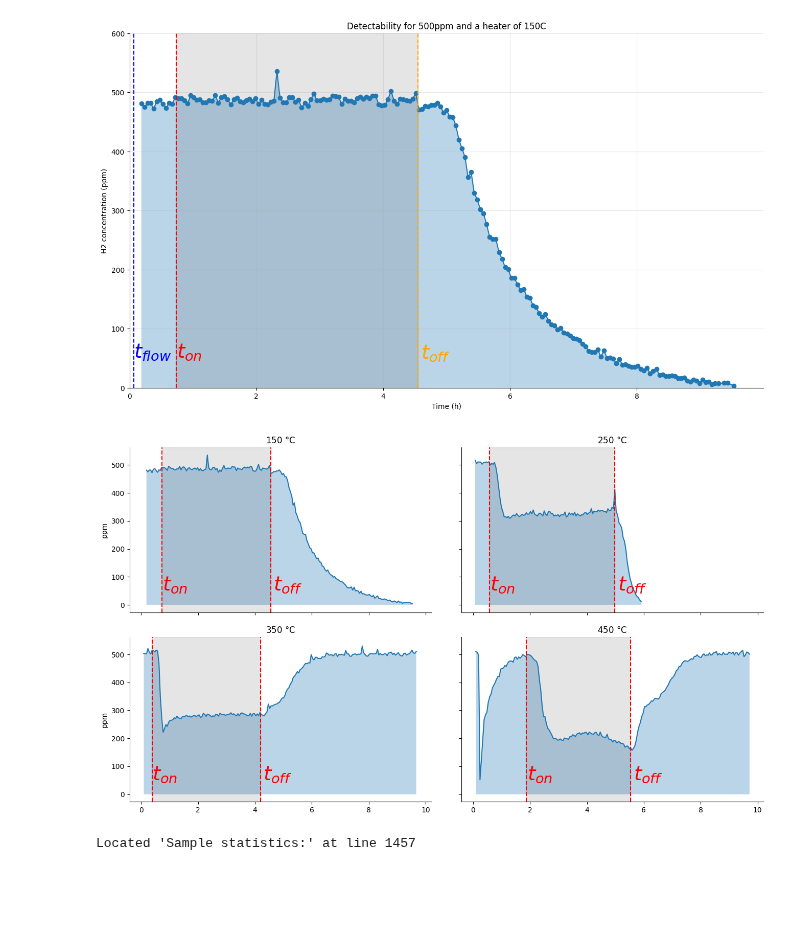
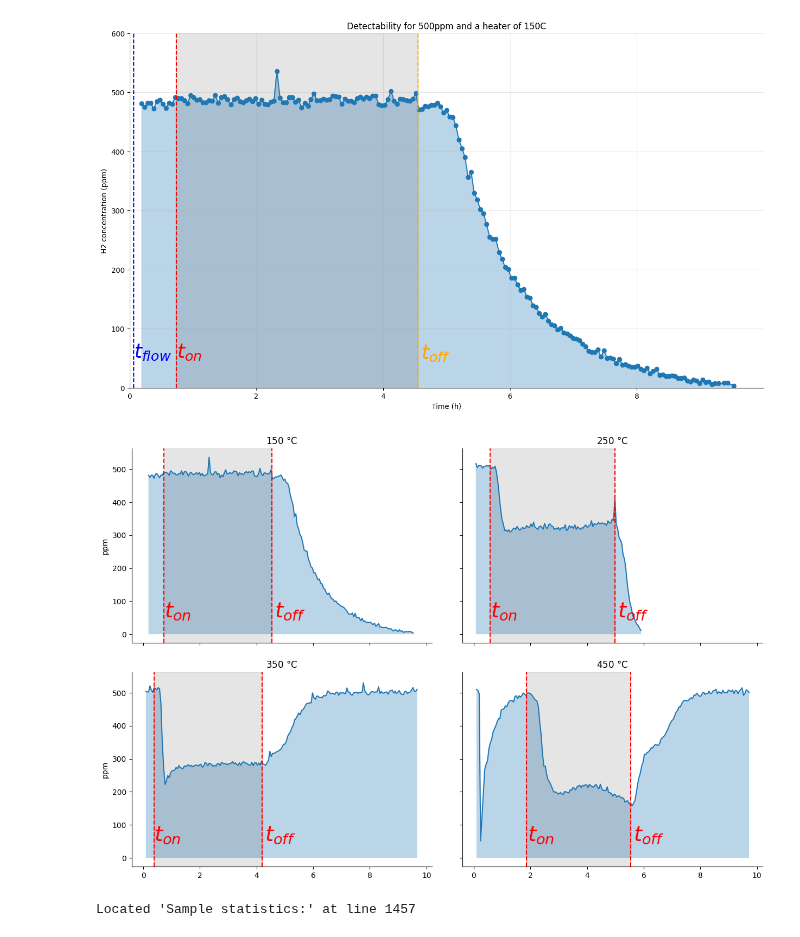
Before and after one commit to RemDelaporteMathurin/hyperion, a Jupyter notebook: first_run.ipynb, the cells around one changed output. Drawn from its saved outputs; the diff is of its cells as text; code cells hidden in the pictures; blank space fills up the shorter version.

```diff
--- a/first_run.ipynb
+++ b/first_run.ipynb
@@ -739,8 +739,8 @@ Located 'Sample statistics:' at line 5913
 # %%
 #attempting to make a subplot with all four graphs above
 fig, axs = plt.subplots(2,2, sharex = True, sharey = True)
-fig.set_figwidth(16)
-fig.set_figheight(9)
+fig.set_figwidth(15)
+fig.set_figheight(10)
 
 
 axs[0,0].plot(times_150C, concentrations_150C)
@@ -756,35 +756,34 @@ axs[0,0].axvspan(t_on_150C,t_off_150C, alpha=0.1, color='black')
 axs[0,1].plot(times_250C, concentrations_250C)
 axs[0,1].set_title(r"250 $\degree$C")
 axs[0,1].fill_between(times_250C, concentrations_250C, alpha = 0.3)
 axs[0,1].axvline(t_on_250C, color="red", linestyle="--")
 axs[0,1].annotate(r"$t_{on}$", (t_on_250C * 1.02, 51.85), color="red", fontsize=28)
 axs[0,1].axvline(t_off_250C, color="red", linestyle="--")
 axs[0,1].annotate(r"$t_{off}$", (t_off_250C * 1.02, 51.85), color="red", fontsize=28)
 axs[0,1].axvspan(t_on_250C,t_off_250C, alpha=0.1, color='black')
 
 
 axs[1,0].plot(times_350C, concentrations_350C)
 axs[1,0].set_title(r"350 $\degree$C")
 axs[1,0].fill_between(times_350C, concentrations_350C, alpha = 0.3)
 axs[1,0].axvline(t_on_350C, color="red", linestyle="--")
 axs[1,0].annotate(r"$t_{on}$", (t_on_350C * 1.02, 51.85), color="red", fontsize=28)
 axs[1,0].axvline(t_off_350C, color="red", linestyle="--")
 axs[1,0].annotate(r"$t_{off}$", (t_off_350C * 1.02, 51.85), color="red", fontsize=28)
 axs[1,0].axvspan(t_on_350C,t_off_350C, alpha=0.1, color='black')
 
 axs[1,1].plot(times_450C, concentrations_450C)
 axs[1,1].set_title(r"450 $\degree$C")
 axs[1,1].fill_between(times_450C, concentrations_450C, alpha = 0.3)
 axs[1,1].axvline(t_on_450C, color="red", linestyle="--")
 axs[1,1].annotate(r"$t_{on}$", (t_on_450C * 1.02, 51.85), color="red", fontsize=28)
 axs[1,1].axvline(t_off_450C, color="red", linestyle="--")
 axs[1,1].annotate(r"$t_{off}$", (t_off_450C * 1.02, 51.85), color="red", fontsize=28)
 axs[1,1].axvspan(t_on_450C,t_off_450C, alpha=0.1, color='black')
 
 plt.subplots_adjust(wspace=0.1, hspace=0.15)
-plt.savefig("/Users/jaron/Downloads/detect_plots.png", dpi=300)
 # %% [output]
-[figure, old version]
+[figure, new version]
 # %%
 from read_data_from_gc import *
 
```
Also changed, not shown: parts of 1 cell of this notebook, 3 other files.
